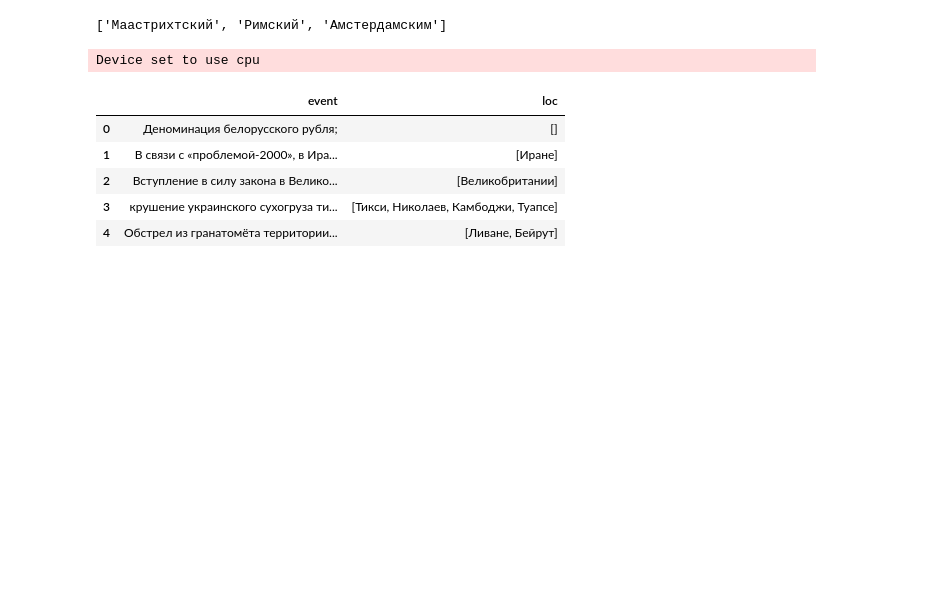
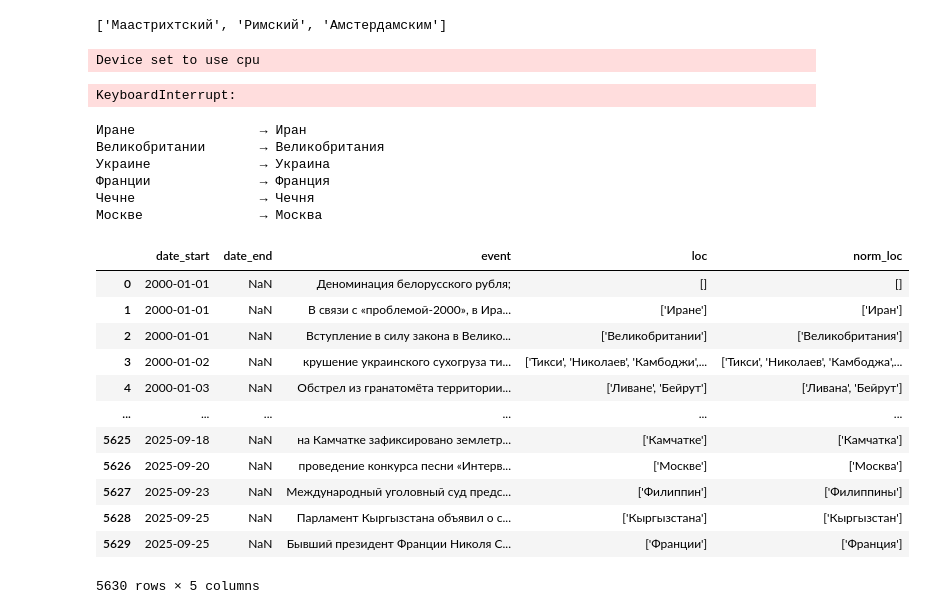
Before and after one commit to ruslooob/data-core, a Jupyter notebook: events_data_core/10_bert_ner.ipynb, the cells around one changed output. Drawn from its saved outputs; the diff is of its cells as text; code cells hidden in the pictures; blank space fills up the shorter version.

```diff
--- a/events_data_core/10_bert_ner.ipynb
+++ b/events_data_core/10_bert_ner.ipynb
@@ -97,22 +19,58 @@ Device set to use cpu
 # %%
 import pandas as pd
 
-ner_pipe = pipeline("ner", model="Gherman/bert-base-NER-Russian", aggregation_strategy="simple")
-
-df = pd.read_csv("../events/2_struct/2000-2025.csv")
+df = pd.read_csv("../data/events/2_struct/2000-2025.csv")
 
 # === 4. Добавляем новую колонку ===
 df["loc"] = df["event"].apply(extract_loc)
 
-df.to_csv('../events/3_countries/2000-2025.csv', index=False, encoding="utf-8")
-
 # === 5. Проверяем результат ===
 df[["event", "loc"]].head()
 # %% [output]
 Device set to use cpu
-|  | event | loc |
-| 0 | Деноминация белорусского рубля; | [] |
-| 1 | В связи с «проблемой-2000», в Ира... | [Иране] |
-| 2 | Вступление в силу закона в Велико... | [Великобритании] |
-| 3 | крушение украинского сухогруза ти... | [Тикси, Николаев, Камбоджи, Туапсе] |
-| 4 | Обстрел из гранатомёта территории... | [Ливане, Бейрут] |
+KeyboardInterrupt:
+# %%
+from events_data_core.country_normalization import normalize_country
+
+words = [
+    "Иране",
+    "Великобритании",
+    "Украине",
+    "Франции",
+    "Чечне",
+    "Москве",
+]
+
+for w in words:
+    print(f"{w:20} → {normalize_country(w)}")
+# %% [output]
+Иране                → Иран
+Великобритании       → Великобритания
+Украине              → Украина
+Франции              → Франция
+Чечне                → Чечня
+Москве               → Москва
+# %%
+from events_data_core.country_normalization import normalize_list
+import pandas as pd
+
+
+df = pd.read_csv("../data/events/3_countries/2000-2025.csv")
+df['norm_loc'] = df["loc"].apply(normalize_list)
+df.to_csv('../data/events/3_countries/2000-2025.csv', index=False, encoding="utf-8")
+# todo здесь преобразование прилагательных в существительные Новосибирский -> Новосибирск, Тукрменский -> Туркмения. Возможно стоить поручить эту задачу ллм.
+df
+# %% [output]
+|  | date_start | date_end | event | loc | norm_loc |
+| 0 | 2000-01-01 | NaN | Деноминация белорусского рубля; | [] | [] |
+| 1 | 2000-01-01 | NaN | В связи с «проблемой-2000», в Ира... | ['Иране'] | ['Иран'] |
+| 2 | 2000-01-01 | NaN | Вступление в силу закона в Велико... | ['Великобритании'] | ['Великобритания'] |
+| 3 | 2000-01-02 | NaN | крушение украинского сухогруза ти... | ['Тикси', 'Николаев', 'Камбоджи',... | ['Тикси', 'Николаев', 'Камбоджа',... |
+| 4 | 2000-01-03 | NaN | Обстрел из гранатомёта территории... | ['Ливане', 'Бейрут'] | ['Ливана', 'Бейрут'] |
+| ... | ... | ... | ... | ... | ... |
+| 5625 | 2025-09-18 | NaN | на Камчатке зафиксировано землетр... | ['Камчатке'] | ['Камчатка'] |
+| 5626 | 2025-09-20 | NaN | проведение конкурса песни «Интерв... | ['Москве'] | ['Москва'] |
+| 5627 | 2025-09-23 | NaN | Международный уголовный суд предс... | ['Филиппин'] | ['Филиппины'] |
+| 5628 | 2025-09-25 | NaN | Парламент Кыргызстана объявил о с... | ['Кыргызстана'] | ['Кыргызстан'] |
+| 5629 | 2025-09-25 | NaN | Бывший президент Франции Николя С... | ['Франции'] | ['Франция'] |
+5630 rows × 5 columns
```
Also changed, not shown: parts of 2 cells of this notebook, 41 other files.
